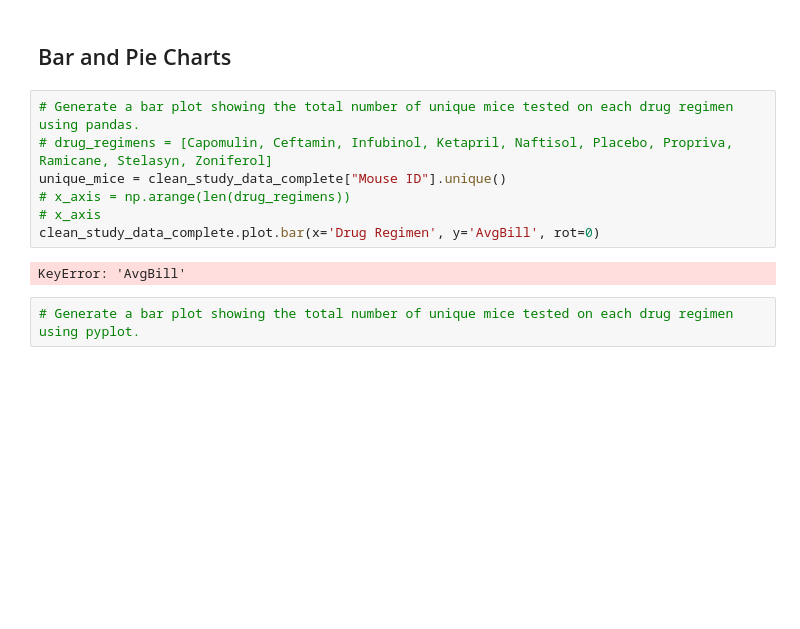
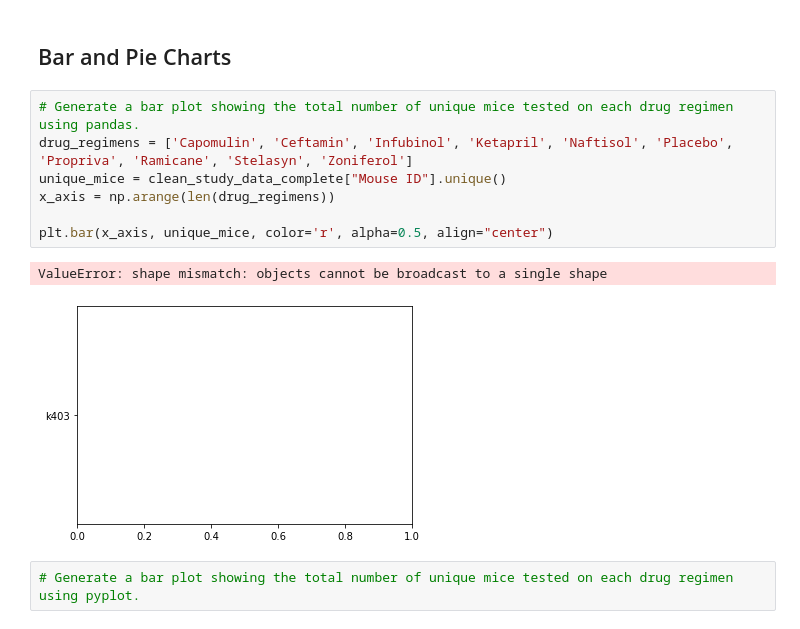
Before and after one commit to WACunninghamIV/Matplotlib_SCCDrugRegimens, a Jupyter notebook: Pymaceuticals/pymaceuticals_starter.ipynb, the cells around one changed output. Saved outputs shown, nothing was run; the diff lists cells and outputs as text; blank space fills up the shorter version.

```diff
--- a/Pymaceuticals/pymaceuticals_starter.ipynb
+++ b/Pymaceuticals/pymaceuticals_starter.ipynb
@@ -185,13 +187,14 @@ summary_table
 ## Bar and Pie Charts
 # %%
 # Generate a bar plot showing the total number of unique mice tested on each drug regimen using pandas.
-# drug_regimens = [Capomulin, Ceftamin, Infubinol, Ketapril, Naftisol, Placebo, Propriva, Ramicane, Stelasyn, Zoniferol]
+drug_regimens = ['Capomulin', 'Ceftamin', 'Infubinol', 'Ketapril', 'Naftisol', 'Placebo', 'Propriva', 'Ramicane', 'Stelasyn', 'Zoniferol']
 unique_mice = clean_study_data_complete["Mouse ID"].unique()
-# x_axis = np.arange(len(drug_regimens))
-# x_axis
-clean_study_data_complete.plot.bar(x='Drug Regimen', y='AvgBill', rot=0)
+x_axis = np.arange(len(drug_regimens))
+
+plt.bar(x_axis, unique_mice, color='r', alpha=0.5, align="center")
 # %% [output]
-KeyError: 'AvgBill'
+ValueError: shape mismatch: objects cannot be broadcast to a single shape
+[figure, added]
 # %%
 # Generate a bar plot showing the total number of unique mice tested on each drug regimen using pyplot.
 # %%
```
Also changed, not shown: parts of 5 cells of this notebook.
